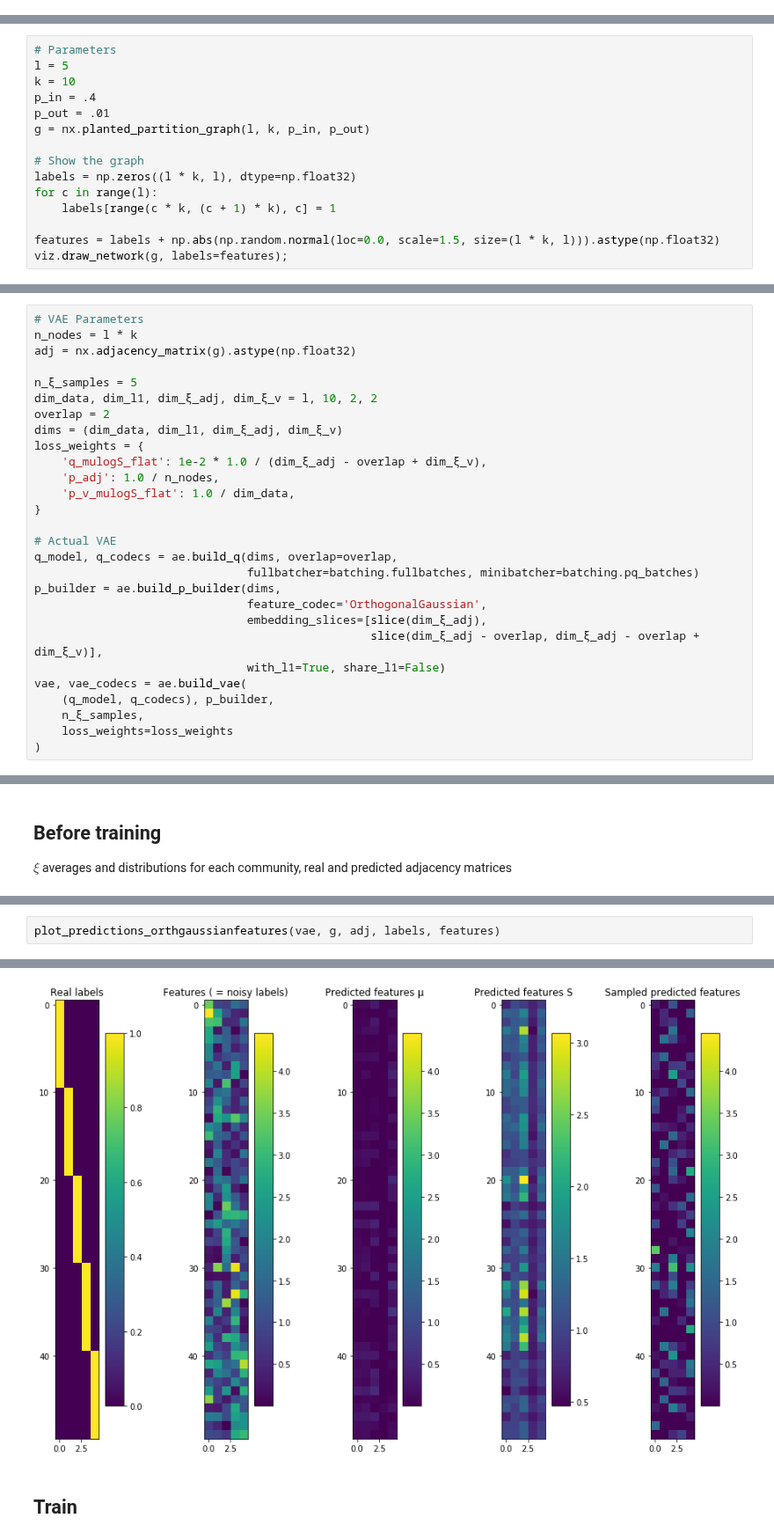
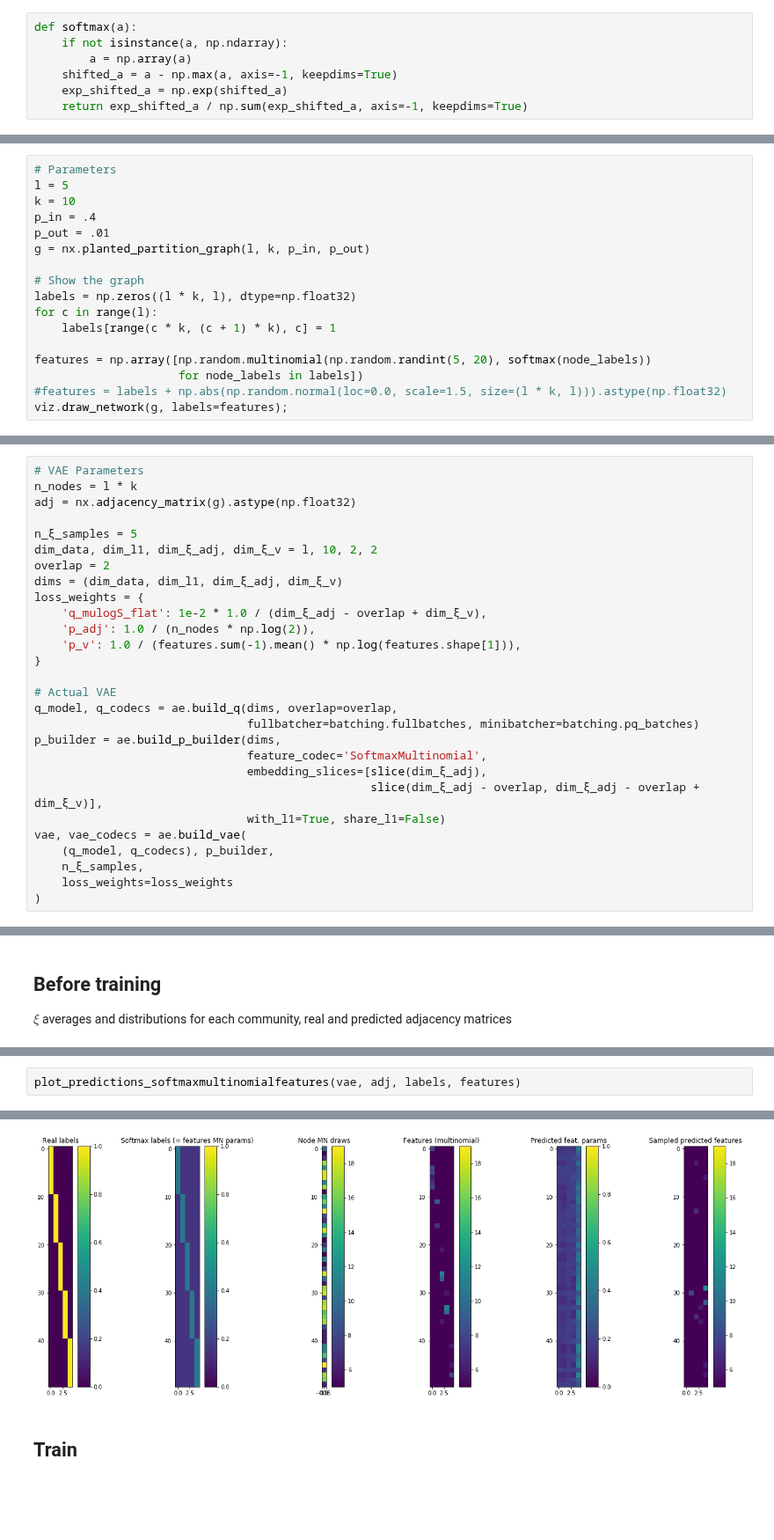
Before and after one commit to ixxi-dante/an2vec, a Jupyter notebook: projects/scratchpads/nw2vec-refapi.ipynb, the cells around one changed output, grey strips where cells are left out. Shown at 88% size. Saved outputs shown, nothing was run; the diff lists cells and outputs as text; blank space fills up the shorter version.

Commit message:
feat/codecs: add SoftmaxMultinomial codec

```diff
--- a/projects/scratchpads/nw2vec-refapi.ipynb
+++ b/projects/scratchpads/nw2vec-refapi.ipynb
@@ -38,6 +38,13 @@ random.seed(1)
 np.random.seed(1)
 # %% [markdown]
 ## Drawing the predictions
+# %%
+def softmax(a):
+    if not isinstance(a, np.ndarray):
+        a = np.array(a)
+    shifted_a = a - np.max(a, axis=-1, keepdims=True)
+    exp_shifted_a = np.exp(shifted_a)
+    return exp_shifted_a / np.sum(exp_shifted_a, axis=-1, keepdims=True)
 # %%
 def plot_ξ_distribution(glk, q_model, q_codecs, adj, features):
     assert len(q_codecs) == 1
@@ -191,6 +258,8 @@ labels = np.zeros((l * k, l), dtype=np.float32)
 for c in range(l):
     labels[range(c * k, (c + 1) * k), c] = 1
 
-features = labels + np.abs(np.random.normal(loc=0.0, scale=1.5, size=(l * k, l))).astype(np.float32)
+features = np.array([np.random.multinomial(np.random.randint(5, 20), softmax(node_labels))
+                     for node_labels in labels])
+#features = labels + np.abs(np.random.normal(loc=0.0, scale=1.5, size=(l * k, l))).astype(np.float32)
 viz.draw_network(g, labels=features);
 # %% [output]
@@ -208,15 +277,15 @@ overlap = 2
 dims = (dim_data, dim_l1, dim_ξ_adj, dim_ξ_v)
 loss_weights = {
     'q_mulogS_flat': 1e-2 * 1.0 / (dim_ξ_adj - overlap + dim_ξ_v),
-    'p_adj': 1.0 / n_nodes,
-    'p_v_mulogS_flat': 1.0 / dim_data,
+    'p_adj': 1.0 / (n_nodes * np.log(2)),
+    'p_v': 1.0 / (features.sum(-1).mean() * np.log(features.shape[1])),
 }
 
 # Actual VAE
 q_model, q_codecs = ae.build_q(dims, overlap=overlap,
                                fullbatcher=batching.fullbatches, minibatcher=batching.pq_batches)
 p_builder = ae.build_p_builder(dims,
-                               feature_codec='OrthogonalGaussian',
+                               feature_codec='SoftmaxMultinomial',
                                embedding_slices=[slice(dim_ξ_adj),
                                                  slice(dim_ξ_adj - overlap, dim_ξ_adj - overlap + dim_ξ_v)],
                                with_l1=True, share_l1=False)
@@ -240,3 +309,3 @@ plot_ξ_distribution((g, l, k), q_model, q_codecs, adj, features)
 # %%
-plot_predictions_orthgaussianfeatures(vae, g, adj, labels, features)
+plot_predictions_softmaxmultinomialfeatures(vae, adj, labels, features)
 # %% [output]
@@ -245,4 +314,4 @@ plot_predictions_orthgaussianfeatures(vae, g, adj, labels, features)
-[figure, old version]
+[figure, new version]
 # %% [markdown]
 ## Train
 # %%
```
Also changed, not shown: parts of 11 cells of this notebook, 2 other files.
